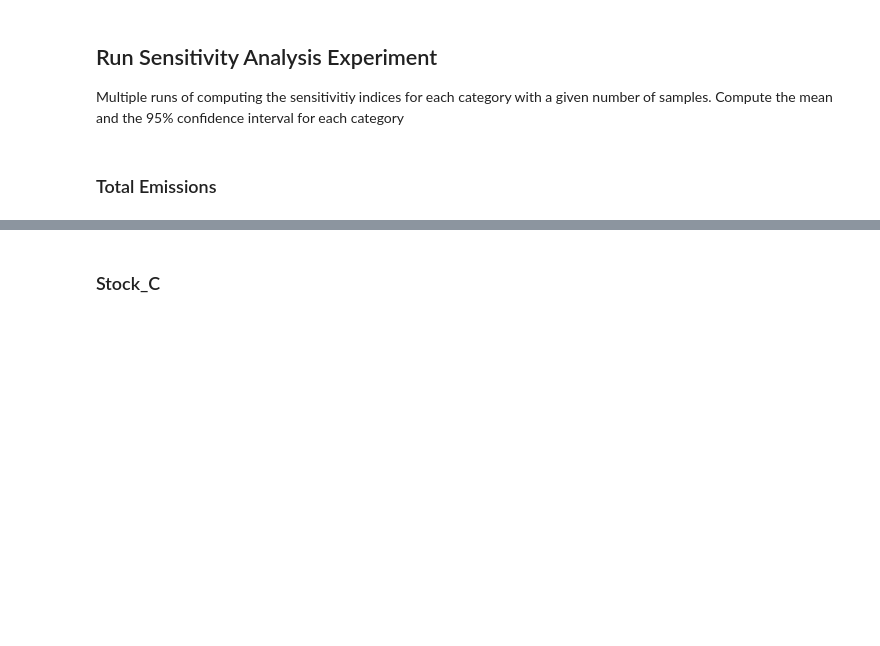
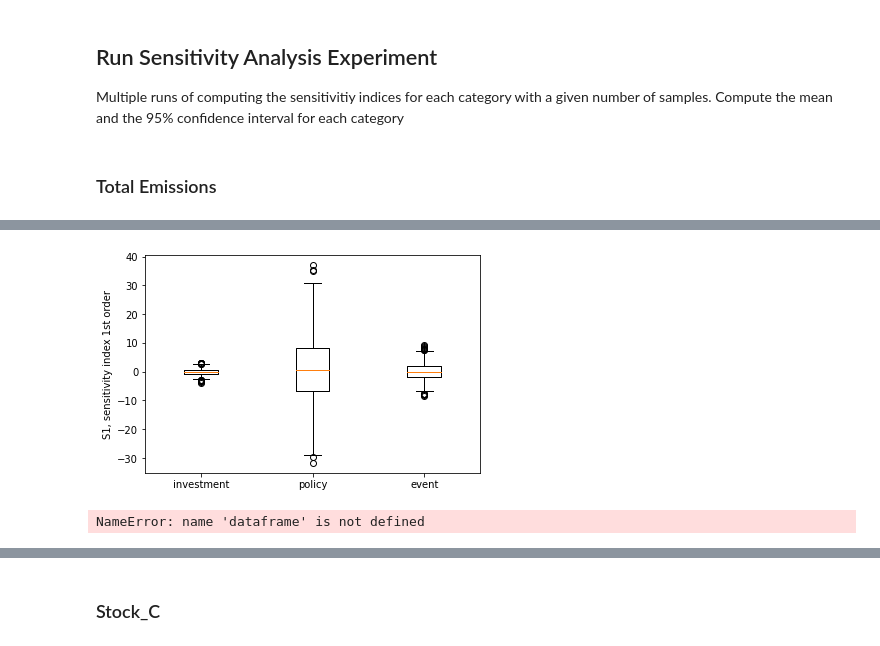
Before and after one commit to MoniSoto/MoTMo, a Jupyter notebook: jupyter_notebooks/Sensitivity_analysis_modular.ipynb, the cells around one changed output, grey strips where cells are left out. Cells and saved outputs as stored; diff of their text form; code cells hidden in the pictures; blank space fills up the shorter version.

Commit message:
generate boxplots, rename sensitivity analysis functions

```diff
--- a/jupyter_notebooks/Sensitivity_analysis_modular.ipynb
+++ b/jupyter_notebooks/Sensitivity_analysis_modular.ipynb
@@ -93,3 +93,5 @@ num_runs = 1000
 # %%
 total_emissions_df = pd.read_csv("total_emissions.csv")
 # df = pd.read_csv("all_metrics.csv")
+# %%
+sa_result_arrays = sa.sensitivity_analysis_runs(num_samples, num_runs, total_emissions_df, 'total_emissions')
@@ -95,0 +118,6 @@ total_emissions_df = pd.read_csv("total_emissions.csv")
+# %%
+df_arrays = pd.DataFrame(sa_result_arrays[0],
+             columns=['investment'])
+# %%
+df_arrays['policy'] = sa_result_arrays[1]
+df_arrays
@@ -95,0 +138,3 @@ total_emissions_df = pd.read_csv("total_emissions.csv")
+# %%
+df_arrays['event'] = sa_result_arrays[2]
+df_arrays
@@ -96,3 +155,24 @@ total_emissions_df = pd.read_csv("total_emissions.csv")
+# %%
+boxplot_cols = [df_arrays['investment'], df_arrays['policy'], df_arrays['event']]
+fix, ax = plt.subplots()
+ax.boxplot(boxplot_cols, labels=['investment', 'policy', 'event'])
+ax.set_ylabel('S1, sensitivity index 1st order')
+plt.show()
+# %% [output]
+[figure, added]
+# %%
+fixed_acidity = dataframe["fixed acidity"]
+free_sulfur_dioxide = dataframe['free sulfur dioxide']
+total_sulfur_dioxide = dataframe['total sulfur dioxide']
+alcohol = dataframe['alcohol']
+
+columns = [fixed_acidity, free_sulfur_dioxide, total_sulfur_dioxide, alcohol]
+
+fig, ax = plt.subplots()
+ax.boxplot(columns)
+plt.show()
+# %% [output]
+NameError: name 'dataframe' is not defined
 # %%
 sa_result_emissions = sa.sensitivity_analysis_experiment(num_samples, num_runs, total_emissions_df, 'total_emissions')
 # %%
```
Also changed, not shown: parts of 7 cells of this notebook, 1 other file.
